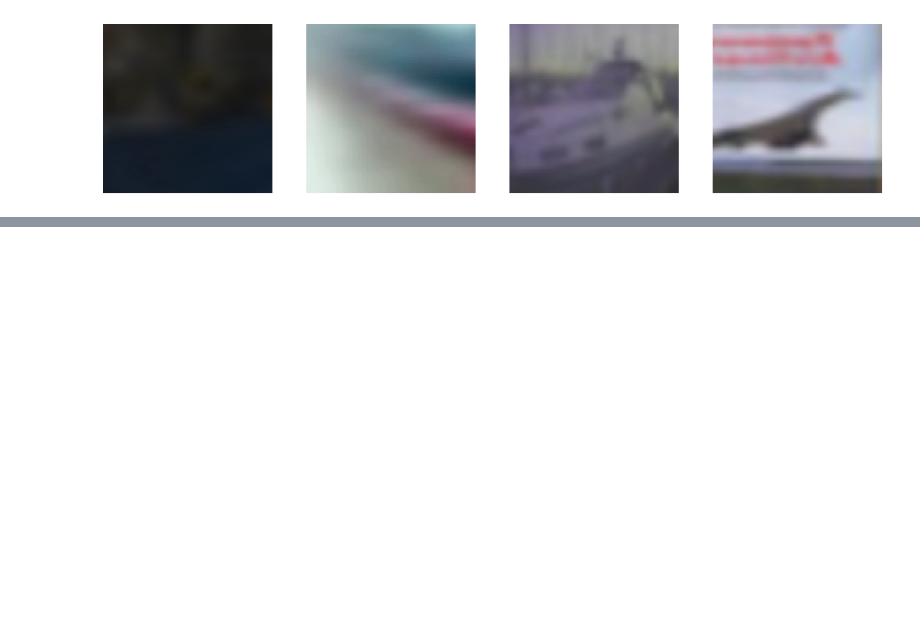
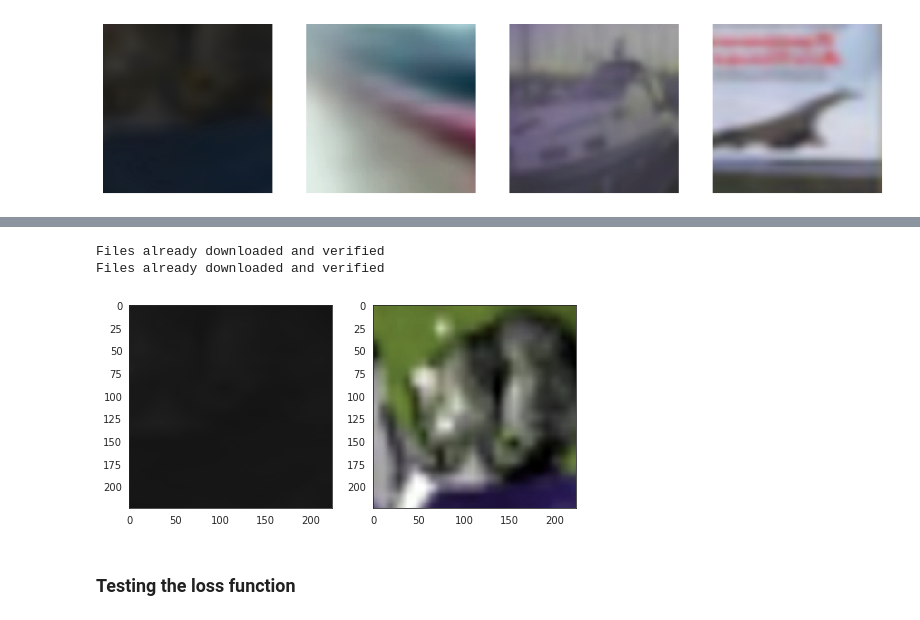
Before and after one commit to mdiephuis/SimCLR, a Jupyter notebook: notebooks/data_loader_tests.ipynb, the cells around one changed output, grey strips where cells are left out. Saved outputs shown, nothing was run; the diff lists cells and outputs as text; code cells hidden in the pictures; blank space fills up the shorter version.

Commit message:
testing

```diff
--- a/notebooks/data_loader_tests.ipynb
+++ b/notebooks/data_loader_tests.ipynb
@@ -78,0 +122,36 @@ _ = plt.show()
+# %%
+from data import *
+# transform = [transforms.Resize((64, 64)), transforms.ToTensor()]
+in_channels = 3
+# Get train and test loaders for dataset
+loader = Loader('CIFAR10C', 'data', True, 32, None, None, use_cuda)
+train_loader = loader.train_loader
+test_loader = loader.test_loader
+# %% [output]
+Files already downloaded and verified
+Files already downloaded and verified
+# %%
+xi, xj, _ = next(iter(test_loader))
+
+
+def tensor2im(x, ind=0):
+    tensor_im = x[ind].squeeze(0)
+    im_tensor = transform_func(tensor_im)
+    im = np.transpose(im_tensor.numpy(), (1, 2, 0))
+    return im
+
+im_xi = tensor2im(xi, 0)
+im_xj = tensor2im(xj, 0)
+plt.rcParams['figure.figsize'] = 8, 8
+with sns.axes_style('white'):
+    fig, axis = plt.subplots(nrows=1, ncols=2)
+
+    axis[0].imshow(im_xi, cmap='gray')
+    axis[0].set_title('')
+
+    axis[1].imshow(im_xj, cmap='gray')
+    axis[1].set_title('')
+# %% [output]
+[figure, added]
+# %% [markdown]
+### Testing the loss function
```
Also changed, not shown: parts of 5 cells of this notebook.
